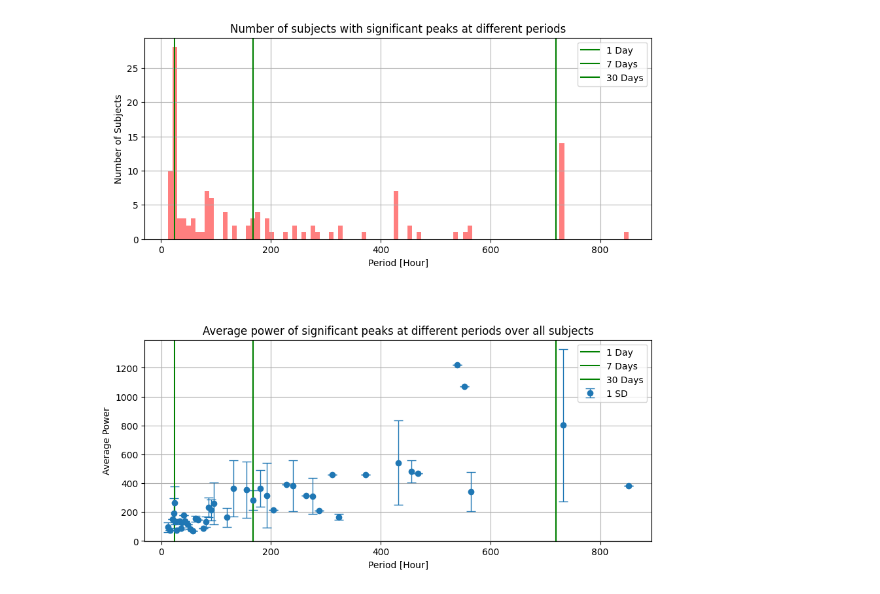
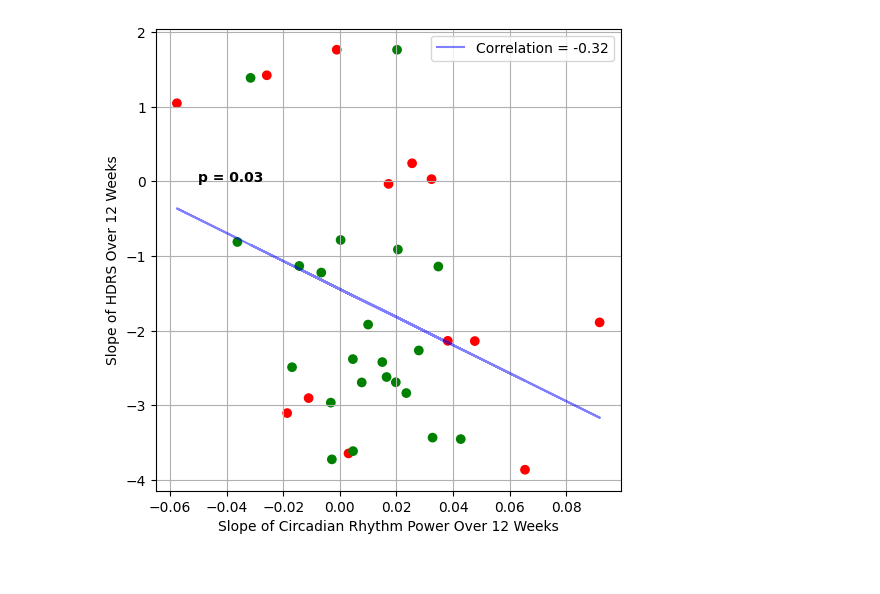
Before and after one commit to boyu-zhang-25/sensecode-eda, a Jupyter notebook: cwt_eda_downsample_all_freq.ipynb, the cells around one changed output. Drawn from its saved outputs; the diff is of its cells as text; code cells hidden in the pictures.

Commit message:
decreasing HDRS + improving circadian rhythm is significant over 12 weeks!

```diff
--- a/cwt_eda_downsample_all_freq.ipynb
+++ b/cwt_eda_downsample_all_freq.ipynb
@@ -31,3 +30,11 @@ order = 2; fs=60
+# %%
+HDRS_17_CUTOFF = 20
+HDRS_24_CUTOFF = 10
+RCI_HDRS_17 = 6
+
+HDRS_variant = 'hamd_17_score'
+
+LABEL_FOLDER_PATH = 'labels/'
 # %%
 def plot_signal(df_eda,
                 fs,
@@ -211 +254,49 @@ z-scored
+# %%
+file1 = open('sig_peaks_eda_dict.pkl', 'rb')
+sig_peaks_dict = pickle.load(file1)
+
+file2 = open('sig_power_eda_dict.pkl', 'rb')
+sig_power_dict = pickle.load(file2)
+# %%
+all_hdrs_slope_vec, all_power_slope_vec, subject_significance_list = [], [], []
+test_freq = 1.0*24
+
+for file in os.listdir(SAVE_CWT_FOLDER):
+
+    filename = os.fsdecode(file)
+
+    if filename.endswith("cwt.h5"):
+
+        subject = filename.split('_')[0]
+        # print(subject)
+        eda_filepath = SAVE_CWT_FOLDER+filename
+        df_cwt = pd.read_hdf(eda_filepath, 'df')
+
+        HDRS_file_name = LABEL_FOLDER_PATH + subject + '_HDRS.csv'
+        HDRS_df = pd.read_csv(HDRS_file_name)
+        HDRS_array = HDRS_df[HDRS_variant].interpolate().to_numpy() # in case of missed HDRS assessment
+
+        hdrs_slope, hdrs_intercept, power_slope, power_intercept = linregress_power_and_hrds(df_cwt,
+                                                                                            freq = str(test_freq),
+                                                                                            subject = subject,
+                                                                                            HDRS_array = HDRS_array)
+
+        all_hdrs_slope_vec.append(hdrs_slope)
+        all_power_slope_vec.append(power_slope)
+
+        if test_freq in sig_peaks_dict[subject]:
+            subject_significance_list.append('significant')
+        else:
+            subject_significance_list.append('not significant')
+
+
+
+result = linregress(all_power_slope_vec, all_hdrs_slope_vec, alternative = 'less')
+
+scatter_plot_power_vs_hdrs(all_power_slope_vec,
+                           all_hdrs_slope_vec,
+                           subject_significance_list,
+                           result)
+# %% [output]
+[figure, added]
 # %%
@@ -267,4 +358,2 @@ def plot_peak_power_dist(all_peaks_dict, all_power_dict):
 # %%
-plot_peak_power_dist(all_peaks_dict, all_power_dict)
+# plot_peak_power_dist(sig_peaks_dict, sig_power_dict)
-# %% [output]
-[figure, removed]
```
Also changed, not shown: parts of 9 cells of this notebook, 5 other files.
